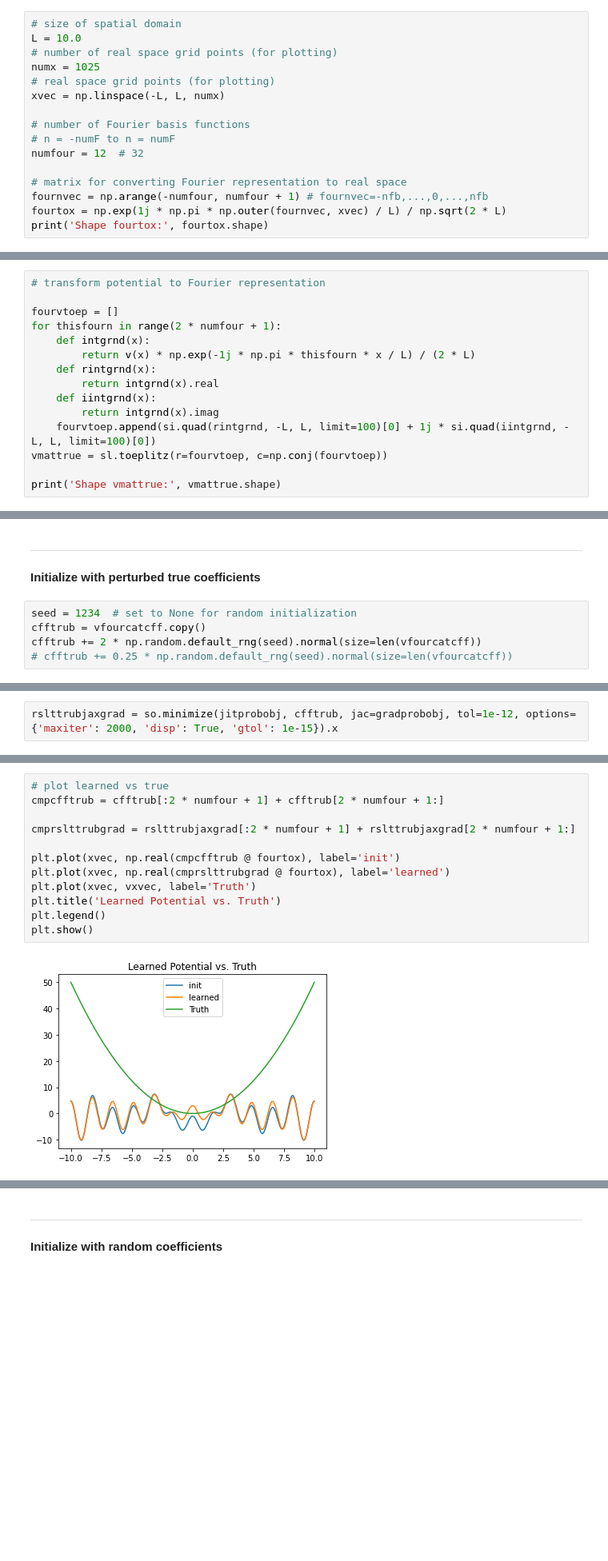
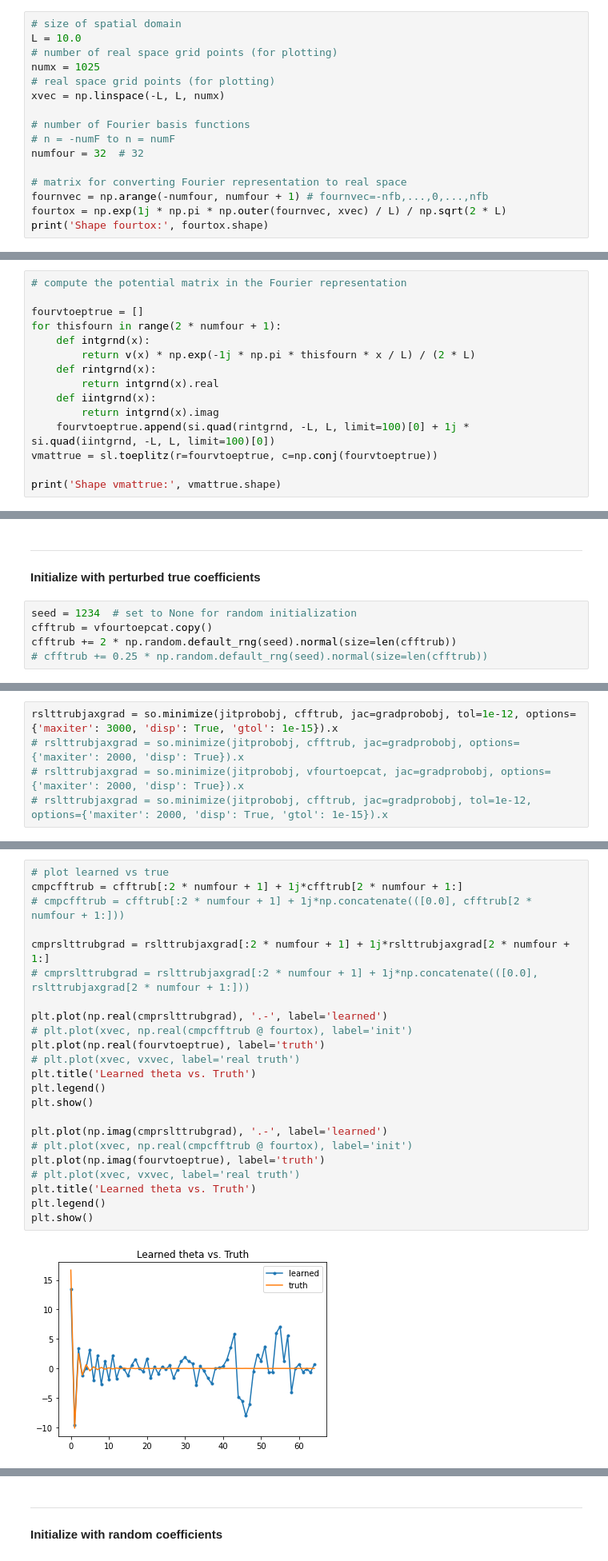
Before and after one commit to kbcollins/tdse, a Jupyter notebook: tdse-prob-density/tdse-prob-density-kbc.ipynb, the cells around one changed output, grey strips where cells are left out. Shown: that part at 80% size. Cells and saved outputs as stored; diff of their text form; blank space fills up the shorter version.

```diff
--- a/tdse-prob-density/tdse-prob-density-kbc.ipynb
+++ b/tdse-prob-density/tdse-prob-density-kbc.ipynb
@@ -23,7 +27,7 @@ xvec = np.linspace(-L, L, numx)
 
 # number of Fourier basis functions
 # n = -numF to n = numF
-numfour = 12  # 32
+numfour = 32  # 32
 
 # matrix for converting Fourier representation to real space
 fournvec = np.arange(-numfour, numfour + 1) # fournvec=-nfb,...,0,...,nfb
@@ -62,9 +66,9 @@ plt.show()
 # %% [output]
 [figure]
 # %%
-# transform potential to Fourier representation
+# compute the potential matrix in the Fourier representation
 
-fourvtoep = []
+fourvtoeptrue = []
 for thisfourn in range(2 * numfour + 1):
     def intgrnd(x):
         return v(x) * np.exp(-1j * np.pi * thisfourn * x / L) / (2 * L)
@@ -72,8 +76,8 @@ for thisfourn in range(2 * numfour + 1):
         return intgrnd(x).real
     def iintgrnd(x):
         return intgrnd(x).imag
-    fourvtoep.append(si.quad(rintgrnd, -L, L, limit=100)[0] + 1j * si.quad(iintgrnd, -L, L, limit=100)[0])
-vmattrue = sl.toeplitz(r=fourvtoep, c=np.conj(fourvtoep))
+    fourvtoeptrue.append(si.quad(rintgrnd, -L, L, limit=100)[0] + 1j * si.quad(iintgrnd, -L, L, limit=100)[0])
+vmattrue = sl.toeplitz(r=fourvtoeptrue, c=np.conj(fourvtoeptrue))
 
 print('Shape vmattrue:', vmattrue.shape)
 # %% [output]
@@ -391,8 +440,8 @@ DeviceArray([ 8.62045241e-20, -3.42151115e-09, -1.72555188e-08,
 **Initialize with perturbed true coefficients**
 # %%
 seed = 1234  # set to None for random initialization
-cfftrub = vfourcatcff.copy()
-cfftrub += 2 * np.random.default_rng(seed).normal(size=len(vfourcatcff))
-# cfftrub += 0.25 * np.random.default_rng(seed).normal(size=len(vfourcatcff))
+cfftrub = vfourtoepcat.copy()
+cfftrub += 2 * np.random.default_rng(seed).normal(size=len(cfftrub))
+# cfftrub += 0.25 * np.random.default_rng(seed).normal(size=len(cfftrub))
 # %%
 print(jitprobobj(cfftrub))
@@ -415,5 +452,8 @@ print(gradprobobj(cfftrub))
 # %%
-rslttrubjaxgrad = so.minimize(jitprobobj, cfftrub, jac=gradprobobj, tol=1e-12, options={'maxiter': 2000, 'disp': True, 'gtol': 1e-15}).x
+rslttrubjaxgrad = so.minimize(jitprobobj, cfftrub, jac=gradprobobj, tol=1e-12, options={'maxiter': 3000, 'disp': True, 'gtol': 1e-15}).x
+# rslttrubjaxgrad = so.minimize(jitprobobj, cfftrub, jac=gradprobobj, options={'maxiter': 2000, 'disp': True}).x
+# rslttrubjaxgrad = so.minimize(jitprobobj, vfourtoepcat, jac=gradprobobj, options={'maxiter': 2000, 'disp': True}).x
+# rslttrubjaxgrad = so.minimize(jitprobobj, cfftrub, jac=gradprobobj, tol=1e-12, options={'maxiter': 2000, 'disp': True, 'gtol': 1e-15}).x
 # %% [output]
 Warning: Desired error not necessarily achieved due to precision loss.
          Current function value: 0.000000
@@ -423,14 +476,25 @@ Warning: Desired error not necessarily achieved due to precision loss.
 # %%
 # plot learned vs true
-cmpcfftrub = cfftrub[:2 * numfour + 1] + cfftrub[2 * numfour + 1:]
+cmpcfftrub = cfftrub[:2 * numfour + 1] + 1j*cfftrub[2 * numfour + 1:]
+# cmpcfftrub = cfftrub[:2 * numfour + 1] + 1j*np.concatenate(([0.0], cfftrub[2 * numfour + 1:]))
 
-cmprslttrubgrad = rslttrubjaxgrad[:2 * numfour + 1] + rslttrubjaxgrad[2 * numfour + 1:]
+cmprslttrubgrad = rslttrubjaxgrad[:2 * numfour + 1] + 1j*rslttrubjaxgrad[2 * numfour + 1:]
+# cmprslttrubgrad = rslttrubjaxgrad[:2 * numfour + 1] + 1j*np.concatenate(([0.0], rslttrubjaxgrad[2 * numfour + 1:]))
 
-plt.plot(xvec, np.real(cmpcfftrub @ fourtox), label='init')
-plt.plot(xvec, np.real(cmprslttrubgrad @ fourtox), label='learned')
-plt.plot(xvec, vxvec, label='Truth')
-plt.title('Learned Potential vs. Truth')
+plt.plot(np.real(cmprslttrubgrad), '.-', label='learned')
+# plt.plot(xvec, np.real(cmpcfftrub @ fourtox), label='init')
+plt.plot(np.real(fourvtoeptrue), label='truth')
+# plt.plot(xvec, vxvec, label='real truth')
+plt.title('Learned theta vs. Truth')
 plt.legend()
 plt.show()
+
+plt.plot(np.imag(cmprslttrubgrad), '.-', label='learned')
+# plt.plot(xvec, np.real(cmpcfftrub @ fourtox), label='init')
+plt.plot(np.imag(fourvtoeptrue), label='truth')
+# plt.plot(xvec, vxvec, label='real truth')
+plt.title('Learned theta vs. Truth')
+plt.legend()
+plt.show()
 # %% [output]
-[figure, old version]
+[figure, new version]
```
Also changed, not shown: parts of 27 cells of this notebook.
